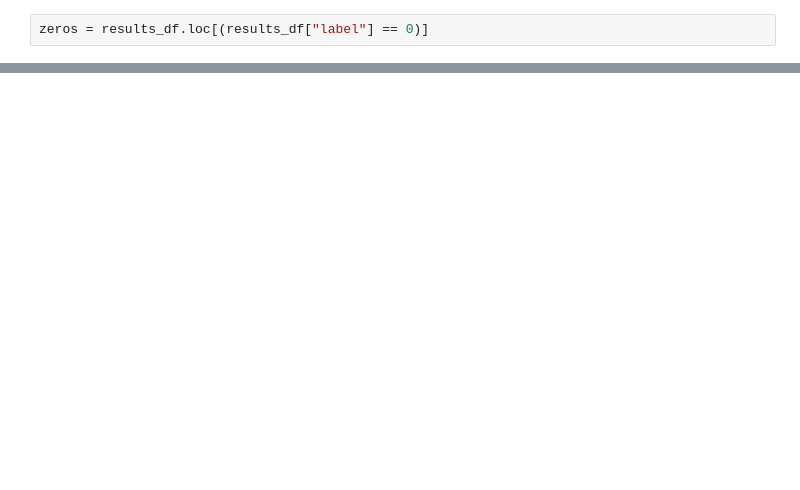
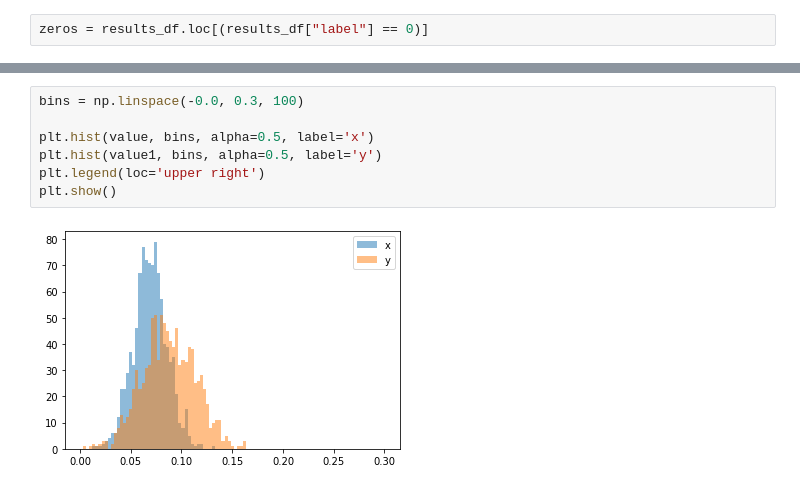
Before and after one commit to Timothy102/ct-ris, a Jupyter notebook: Interpret.ipynb, the cells around one changed output, grey strips where cells are left out. Drawn from its saved outputs; the diff is of its cells as text; blank space fills up the shorter version.

```diff
--- a/Interpret.ipynb
+++ b/Interpret.ipynb
@@ -53,0 +76,9 @@ zeros.mean(), zeros.std()
+# %%
+bins = np.linspace(-0.0, 0.3, 100)
+
+plt.hist(value, bins, alpha=0.5, label='x')
+plt.hist(value1, bins, alpha=0.5, label='y')
+plt.legend(loc='upper right')
+plt.show()
+# %% [output]
+[figure, added]
```
Also changed, not shown: parts of 12 cells of this notebook, 1 other file.
